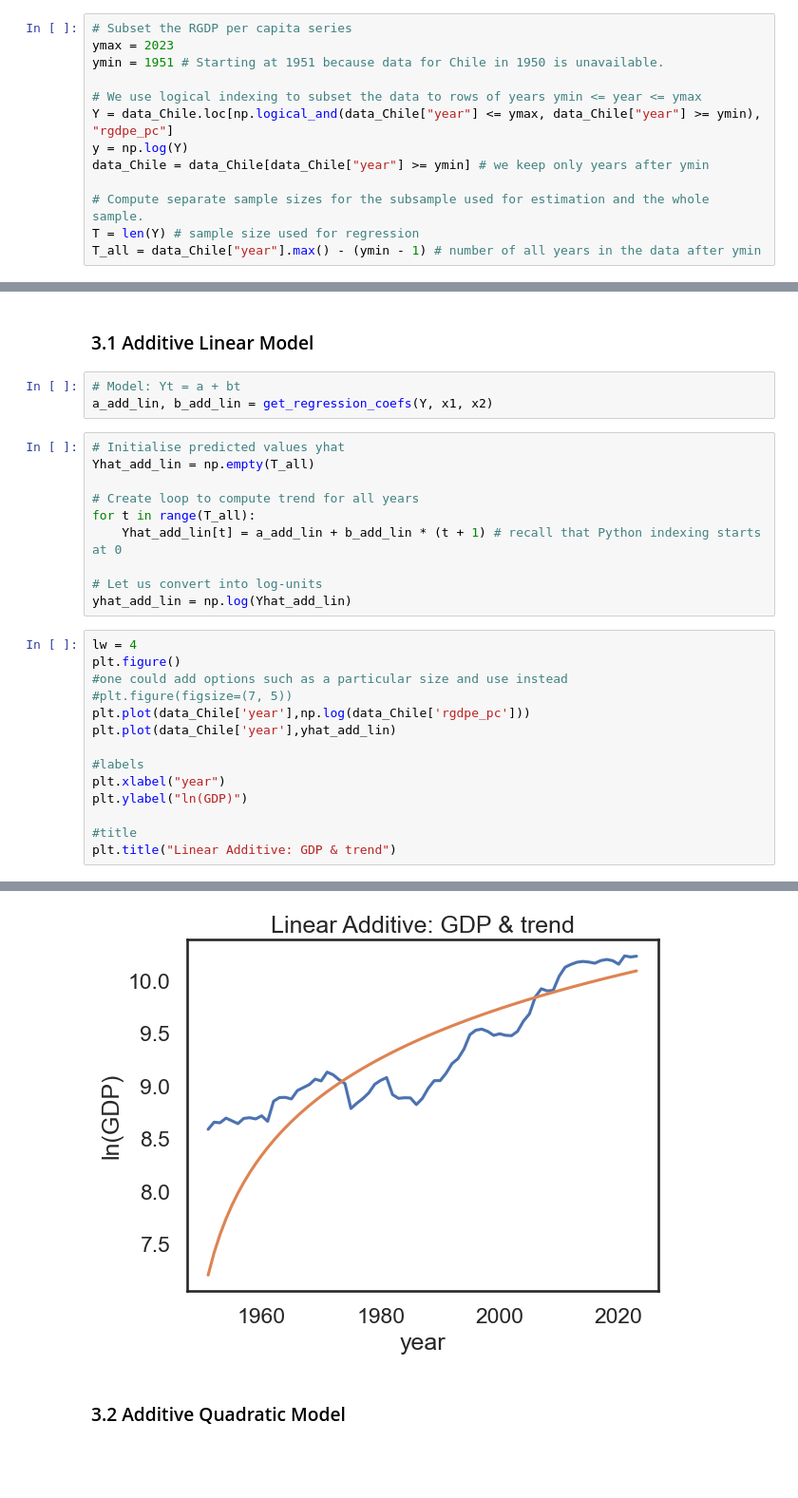
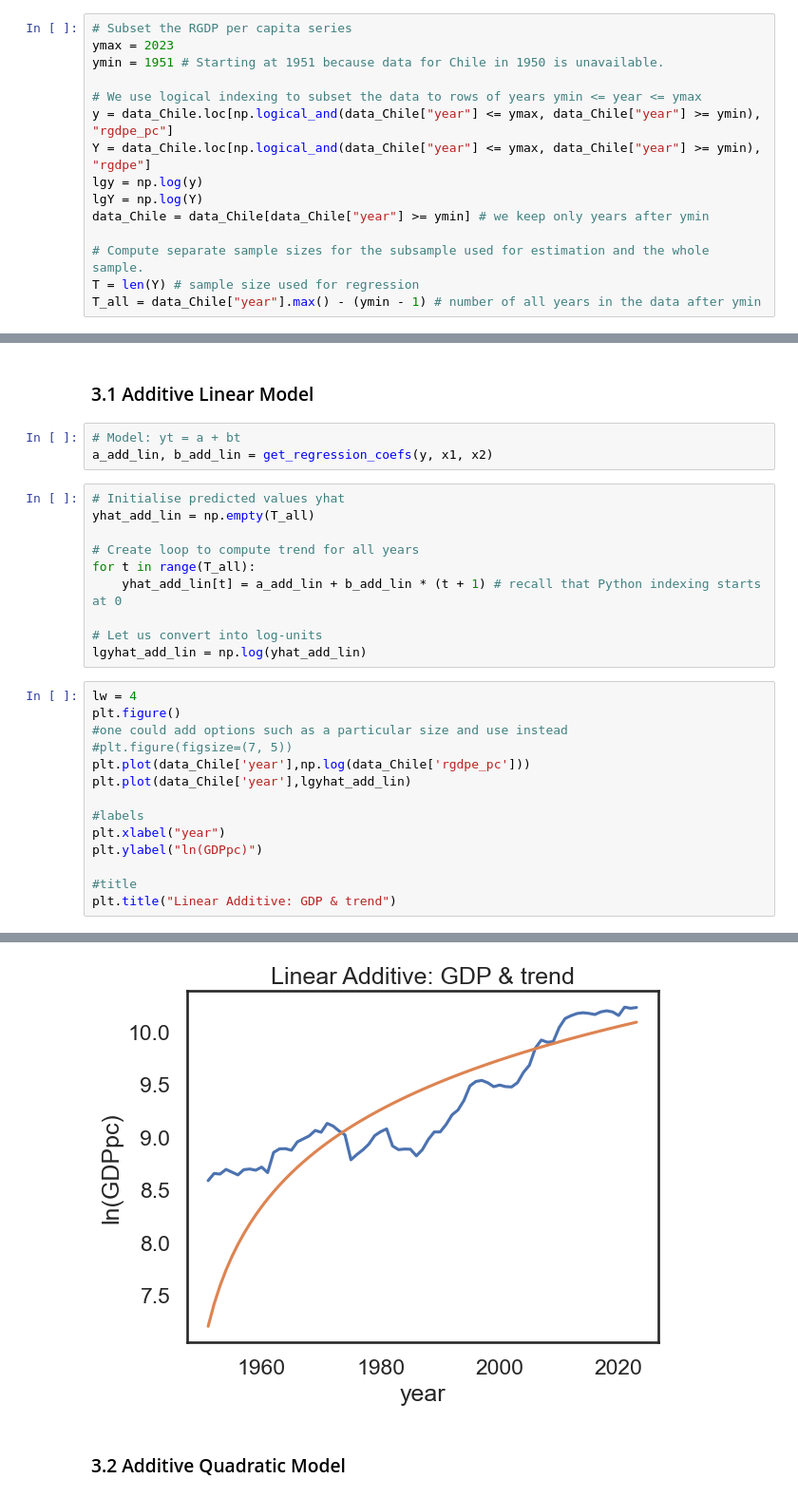
Before and after one commit to IcarusBai/EC2B1_Coursework, a Jupyter notebook: EC2B1_Coursework_Program.ipynb, the cells around one changed output, grey strips where cells are left out. Shown at 95% size. Drawn from its saved outputs; the diff is of its cells as text; blank space fills up the shorter version.

```diff
--- a/EC2B1_Coursework_Program.ipynb
+++ b/EC2B1_Coursework_Program.ipynb
@@ -64,8 +64,10 @@ ymax = 2023
 ymin = 1951 # Starting at 1951 because data for Chile in 1950 is unavailable.
 
 # We use logical indexing to subset the data to rows of years ymin <= year <= ymax
-Y = data_Chile.loc[np.logical_and(data_Chile["year"] <= ymax, data_Chile["year"] >= ymin), "rgdpe_pc"]
-y = np.log(Y)
+y = data_Chile.loc[np.logical_and(data_Chile["year"] <= ymax, data_Chile["year"] >= ymin), "rgdpe_pc"]
+Y = data_Chile.loc[np.logical_and(data_Chile["year"] <= ymax, data_Chile["year"] >= ymin), "rgdpe"]
+lgy = np.log(y)
+lgY = np.log(Y)
 data_Chile = data_Chile[data_Chile["year"] >= ymin] # we keep only years after ymin
 
 # Compute separate sample sizes for the subsample used for estimation and the whole sample.
@@ -88,35 +92,35 @@ for t in range(T):
 # %% [markdown]
 ### 3.1 Additive Linear Model
 # %%
-# Model: Yt = a + bt
-a_add_lin, b_add_lin = get_regression_coefs(Y, x1, x2)
+# Model: yt = a + bt
+a_add_lin, b_add_lin = get_regression_coefs(y, x1, x2)
 # %%
 # Initialise predicted values yhat
-Yhat_add_lin = np.empty(T_all)
+yhat_add_lin = np.empty(T_all)
 
 # Create loop to compute trend for all years
 for t in range(T_all):
-    Yhat_add_lin[t] = a_add_lin + b_add_lin * (t + 1) # recall that Python indexing starts at 0
+    yhat_add_lin[t] = a_add_lin + b_add_lin * (t + 1) # recall that Python indexing starts at 0
 
 # Let us convert into log-units
-yhat_add_lin = np.log(Yhat_add_lin)
+lgyhat_add_lin = np.log(yhat_add_lin)
 # %%
 lw = 4
 plt.figure()
 #one could add options such as a particular size and use instead
 #plt.figure(figsize=(7, 5))
 plt.plot(data_Chile['year'],np.log(data_Chile['rgdpe_pc']))
-plt.plot(data_Chile['year'],yhat_add_lin)
+plt.plot(data_Chile['year'],lgyhat_add_lin)
 
 #labels
 plt.xlabel("year")
-plt.ylabel("ln(GDP)")
+plt.ylabel("ln(GDPpc)")
 
 #title
 plt.title("Linear Additive: GDP & trend")
 # %% [output]
 Text(0.5, 1.0, 'Linear Additive: GDP & trend')
-[figure, old version]
+[figure, new version]
 # %% [markdown]
 ### 3.2 Additive Quadratic Model
 # %%
```
Also changed, not shown: parts of 23 cells of this notebook.
